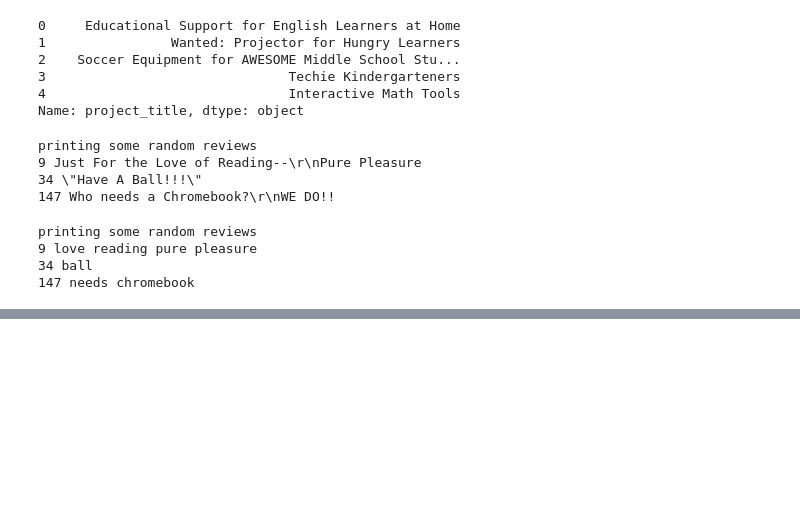
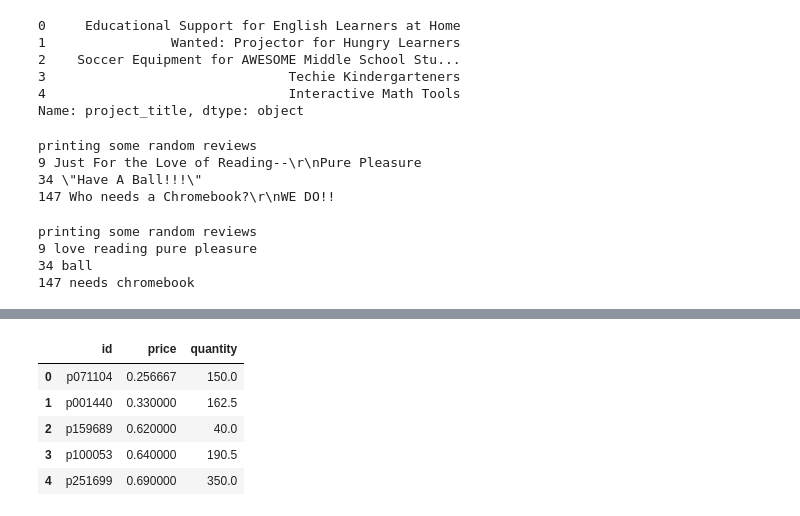
Before and after one commit to srinivas2234/Applied-Data-Science-with-Python-Specialization, a Jupyter notebook: DonorsChoose_Srinivas.ipynb, the cells around one changed output, grey strips where cells are left out. Drawn from its saved outputs; the diff is of its cells as text; code cells hidden in the pictures; blank space fills up the shorter version.

```diff
--- a/DonorsChoose_Srinivas.ipynb
+++ b/DonorsChoose_Srinivas.ipynb
@@ -417,0 +473,10 @@ printing some random reviews
+# %%
+price_data=resource_data.groupby('id').aggregate({'price':'mean','quantity':'median'}).sort_values(by=['price','quantity'], ascending=[True,True]).reset_index()
+price_data.head(5)
+# %% [output]
+|  | id | price | quantity |
+| 0 | p071104 | 0.256667 | 150.0 |
+| 1 | p001440 | 0.330000 | 162.5 |
+| 2 | p159689 | 0.620000 | 40.0 |
+| 3 | p100053 | 0.640000 | 190.5 |
+| 4 | p251699 | 0.690000 | 350.0 |
```
Also changed, not shown: parts of 26 cells of this notebook.
